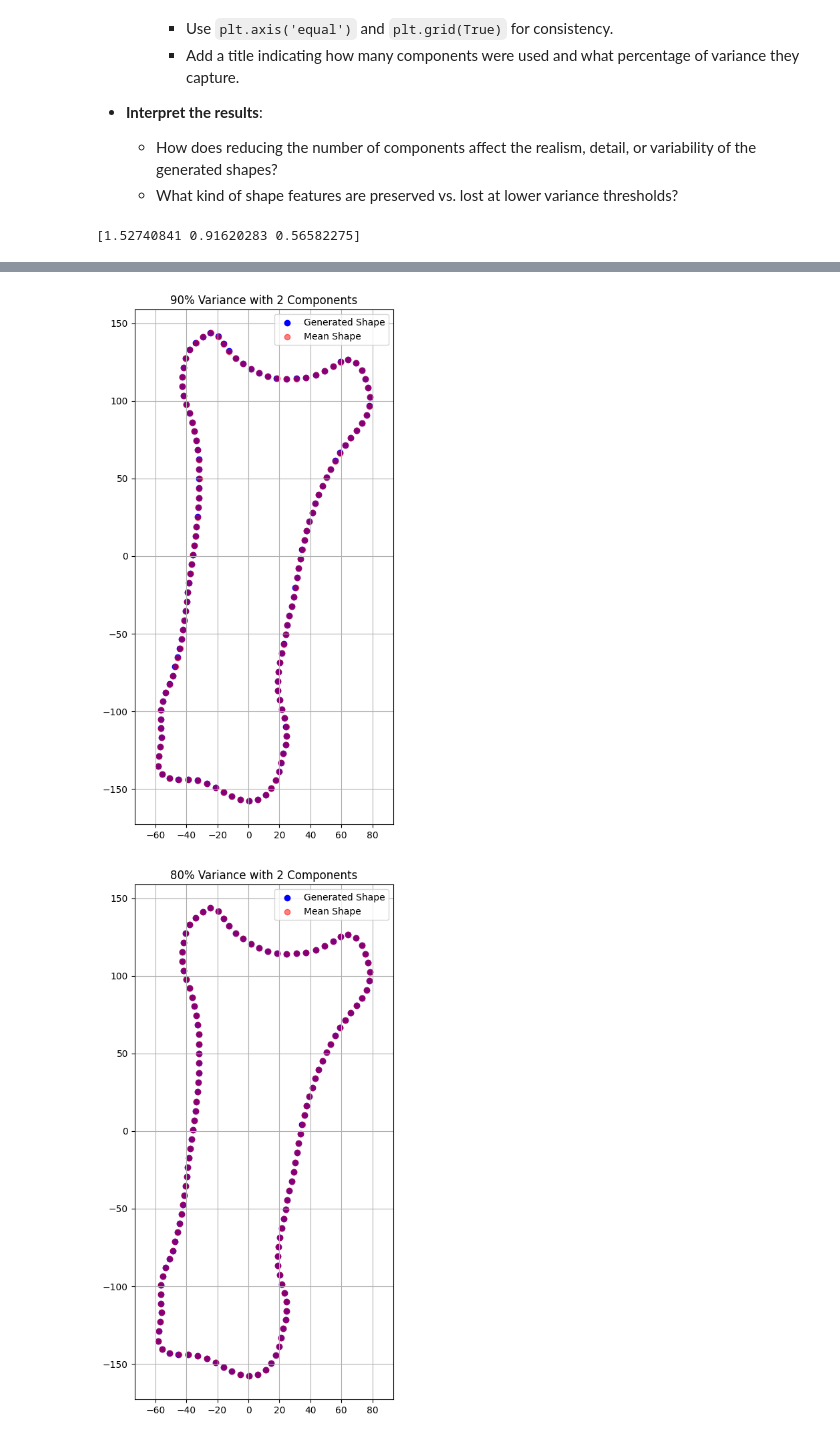
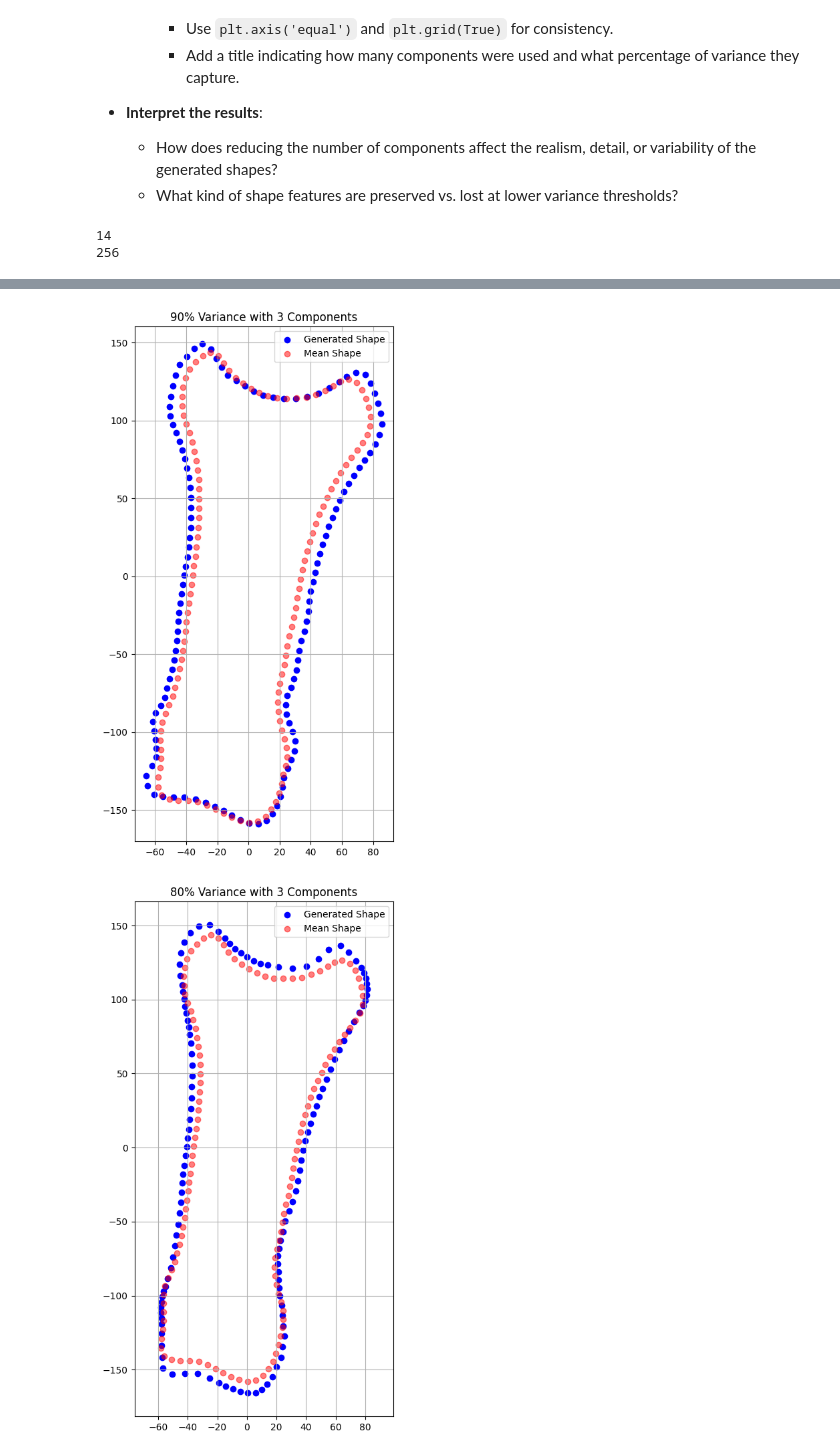
Before and after one commit to oliviaw01/MedBV03, a Jupyter notebook: notebook.ipynb, the cells around one changed output, grey strips where cells are left out. Saved outputs shown, nothing was run; the diff lists cells and outputs as text; code cells hidden in the pictures.

Commit message:
Corrected 5d, pca and cleanup of visualize_shape_mode

```diff
--- a/notebook.ipynb
+++ b/notebook.ipynb
@@ -207,8 +207,8 @@ def pca(X, n_components=None):
     # TODO: Compute the covariance matrix
     covarianceMatrix=ourCov(X)
     # TODO: Compute eigenvalues and eigenvectors
-    # Use np.linalg.eig to calculate eigenvalue and eigenvector
-    eigenvalues,eigenvectors=np.linalg.eig(covarianceMatrix)
+    # Use np.linalg.eigh (for symmetric) to calculate eigenvalue and eigenvector
+    eigenvalues,eigenvectors=np.linalg.eigh(covarianceMatrix)
     # TODO: Sort eigenvalues and eigenvectors in descending order
     # Sort by eigenvalue --> Done by seting eigenvalue negative so the largest number becomes the smallest since argsort sorts accending
     idx=np.argsort(-eigenvalues)
@@ -755,17 +707,15 @@ def plot_shape_with_variance_thresholds(bones, eigVec, eigVal, mean_shape, stdde
     for threshold in thresholds:
 
         # TODO: Determine number of components required to reach threshold
-        #n_components = ...
-        #TODO: idk how to "determine" components? maybe is in slides, it works like this and with +1
-        #online says with +1 so:
-        #source: https://medium.com/@riya190304/finding-optimal-number-of-components-in-pca-2141d2891bed
+        # +1 as otherwise we would have 0 components and get the mean shape
         n_components = np.argmax(explained_variance_ratio >= threshold) + 1
 
         # TODO: Generate random coefficient vector using stddevs and n_components
         b = np.random.randn(n_components) * stddevs[:n_components]
 
         # TODO: Generate shape from PCA components using generate_shape function
-        shape = generate_shape(b, mean_shape, eigVec[:, :n_components])
+        # Transposing to math (n_components, n_features) as in generate_shape
+        shape = generate_shape(b, mean_shape, eigVec[:, :n_components].T)
 
         # TODO: Plot the shape and mean shape
         plt.figure(figsize=(5, 10))
@@ -784,11 +734,15 @@ def plot_shape_with_variance_thresholds(bones, eigVec, eigVal, mean_shape, stdde
         plt.show()
 # %%
 # TODO plot the shapes with variance thresholds
-
-#should we have used this before somewhere?
-stddevs = np.sqrt(eigVal)
-print(stddevs)
+# standard deviation is defined as the sqrt of the eigenvalues
+nPoints, nDimensions, nShapes = bones.shape
+bonesReshaped = bones.reshape(nPoints * nDimensions, nShapes).T
+_, eigVec, eigVal, mean_shape = pca(bonesReshaped)
+#stddevs = np.sqrt(eigVal)
+#np.clip to get rid of very small negative eigVals in range of e-16
+stddevs = np.sqrt(np.clip(eigVal, 0, None))
 
 plot_shape_with_variance_thresholds(bones, eigVec, eigVal, mean_shape, stddevs, thresholds=[1.0, 0.95, 0.90, 0.80])
 # %% [output]
-[1.52740841 0.91620283 0.56582275]
+14
+256
@@ -797,4 +751,4 @@ plot_shape_with_variance_thresholds(bones, eigVec, eigVal, mean_shape, stddevs,
-[figure, old version]
+[figure, new version]
-[figure, old version]
+[figure, new version]
 # %%
 #TBA
```
Also changed, not shown: parts of 6 cells of this notebook.
